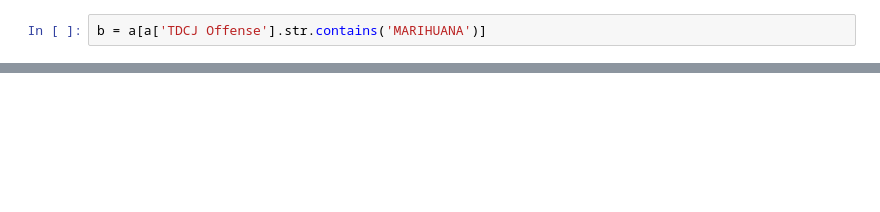
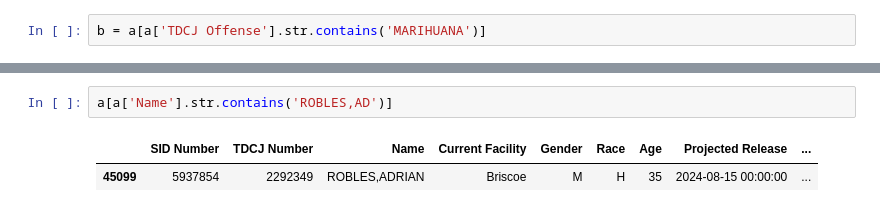
Before and after one commit to ldhagen/Prison_Notebook, a Jupyter notebook: Texas_Prisoners.ipynb, the cells around one changed output, grey strips where cells are left out. Saved outputs shown, nothing was run; the diff lists cells and outputs as text; blank space fills up the shorter version.

```diff
--- a/Texas_Prisoners.ipynb
+++ b/Texas_Prisoners.ipynb
@@ -174,0 +162,5 @@ a[a['Current Facility'] == 'Dominguez']
+# %%
+a[a['Name'].str.contains('ROBLES,AD')]
+# %% [output]
+|  | SID Number | TDCJ Number | Name | Current Facility | Gender | Race | Age | Projected Release | ... |
+| 45099 | 5937854 | 2292349 | ROBLES,ADRIAN | Briscoe | M | H | 35 | 2024-08-15 00:00:00 | ... |
```
Also changed, not shown: parts of 13 cells of this notebook.
